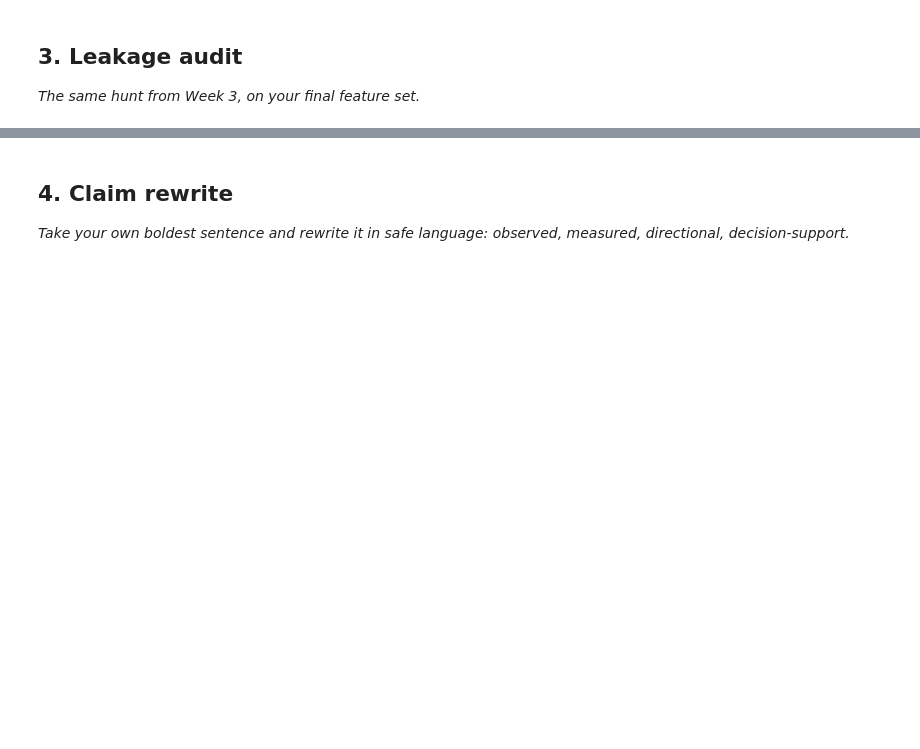
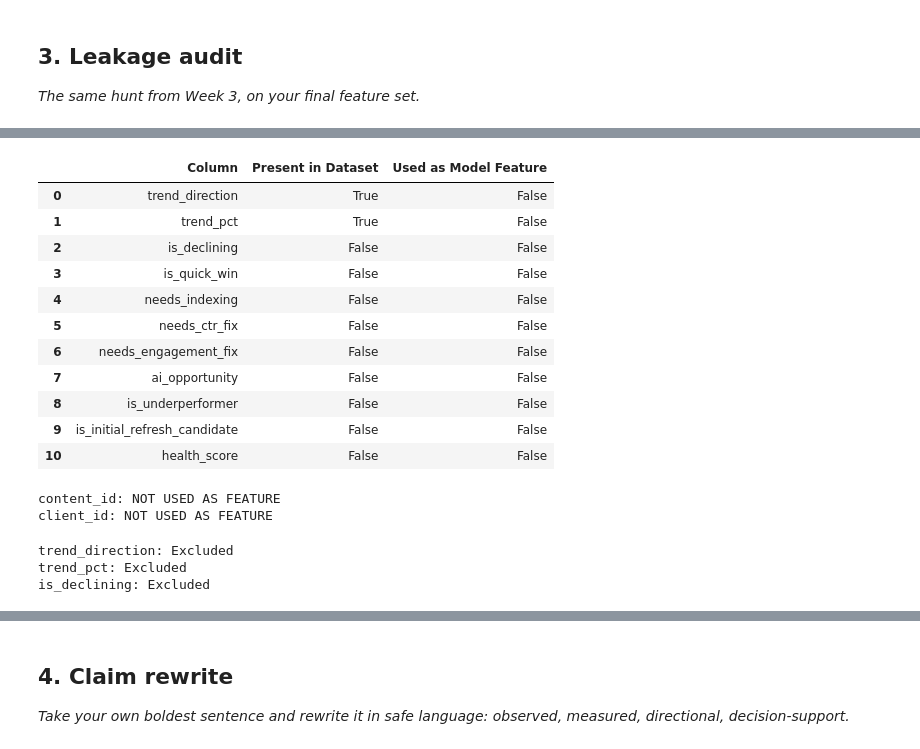
Before and after one commit to duaf9877/FlyRank-AI-ML-Internship, a Jupyter notebook: work/notebooks/w06_validation_audit.ipynb, the cells around one changed output, grey strips where cells are left out. Cells and saved outputs as stored; diff of their text form; code cells hidden in the pictures; blank space fills up the shorter version.

```diff
--- a/work/notebooks/w06_validation_audit.ipynb
+++ b/work/notebooks/w06_validation_audit.ipynb
@@ -16,0 +61,7 @@ This skeleton is yours to fill. Work the sections **in order** — each one has
+# %%
+df = pd.read_csv(
+    "https://raw.githubusercontent.com/duaf9877/FlyRank-AI-ML-Internship/main/data/raw/content_refresh_anonymized.csv"
+)
+
+print("Dataset shape:", df.shape)
+print("\nNumber of clients:", df["client_id"].nunique())
@@ -16,0 +72,9 @@ This skeleton is yours to fill. Work the sections **in order** — each one has
+# %%
+# The target is derived from trend_direction.
+# trend_direction itself must NOT be used as a feature.
+
+df["target"] = (df["trend_direction"] == "down").astype(int)
+
+print("Declining pages:", df["target"].sum())
+print("Base rate:", round(df["target"].mean(), 4))
+print("Base rate percentage:", round(df["target"].mean() * 100, 2), "%")
@@ -20,0 +277,62 @@ This skeleton is yours to fill. Work the sections **in order** — each one has
+# %%
+suspect_columns = [
+    "trend_direction",
+    "trend_pct",
+    "is_declining",
+    "is_quick_win",
+    "needs_indexing",
+    "needs_ctr_fix",
+    "needs_engagement_fix",
+    "ai_opportunity",
+    "is_underperformer",
+    "is_initial_refresh_candidate",
+    "health_score"
+]
+
+leakage_audit = pd.DataFrame({
+    "Column": suspect_columns,
+    "Present in Dataset": [
+        column in df.columns for column in suspect_columns
+    ],
+    "Used as Model Feature": [
+        column in features for column in suspect_columns
+    ]
+})
+
+leakage_audit
+# %% [output]
+|  | Column | Present in Dataset | Used as Model Feature |
+| 0 | trend_direction | True | False |
+| 1 | trend_pct | True | False |
+| 2 | is_declining | False | False |
+| 3 | is_quick_win | False | False |
+| 4 | needs_indexing | False | False |
+| 5 | needs_ctr_fix | False | False |
+| 6 | needs_engagement_fix | False | False |
+| 7 | ai_opportunity | False | False |
+| 8 | is_underperformer | False | False |
+| 9 | is_initial_refresh_candidate | False | False |
+| 10 | health_score | False | False |
+# %%
+id_columns = ["content_id", "client_id"]
+
+for column in id_columns:
+    print(
+        f"{column}:",
+        "USED AS FEATURE" if column in features else "NOT USED AS FEATURE"
+    )
+# %% [output]
+content_id: NOT USED AS FEATURE
+client_id: NOT USED AS FEATURE
+# %%
+for column in ["trend_direction", "trend_pct", "is_declining"]:
+    print(
+        f"{column}:",
+        "LEAKAGE RISK - incorrectly included"
+        if column in features
+        else "Excluded"
+    )
+# %% [output]
+trend_direction: Excluded
+trend_pct: Excluded
+is_declining: Excluded
```
Also changed, not shown: parts of 23 cells of this notebook.
